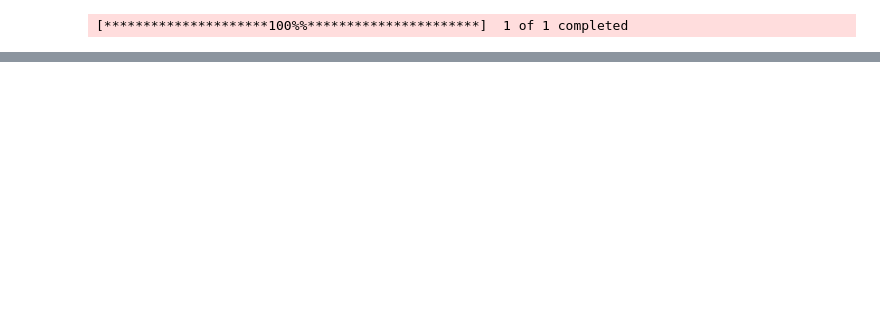
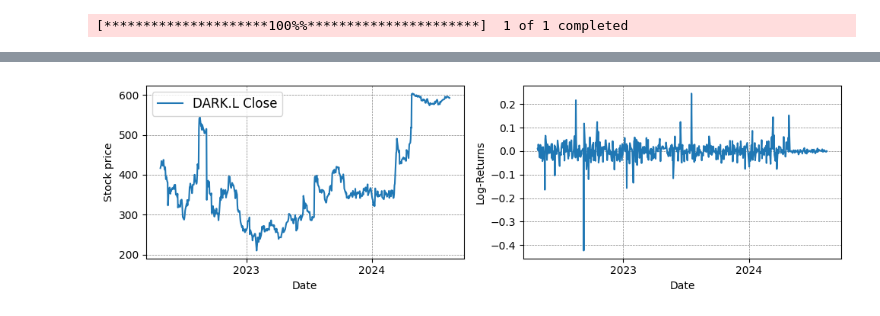
Before and after one commit to saf92/stock_collab, a Jupyter notebook: stocks_collab.ipynb, the cells around one changed output, grey strips where cells are left out. Saved outputs shown, nothing was run; the diff lists cells and outputs as text; code cells hidden in the pictures; blank space fills up the shorter version.

```diff
--- a/stocks_collab.ipynb
+++ b/stocks_collab.ipynb
@@ -354,0 +544,4 @@ U2 = 1-E[R|R<1] = 0.006919923894563597
+# %%
+plot_stock_info(data,stock)
+# %% [output]
+[figure, added]
```
Also changed, not shown: parts of 24 cells of this notebook.
